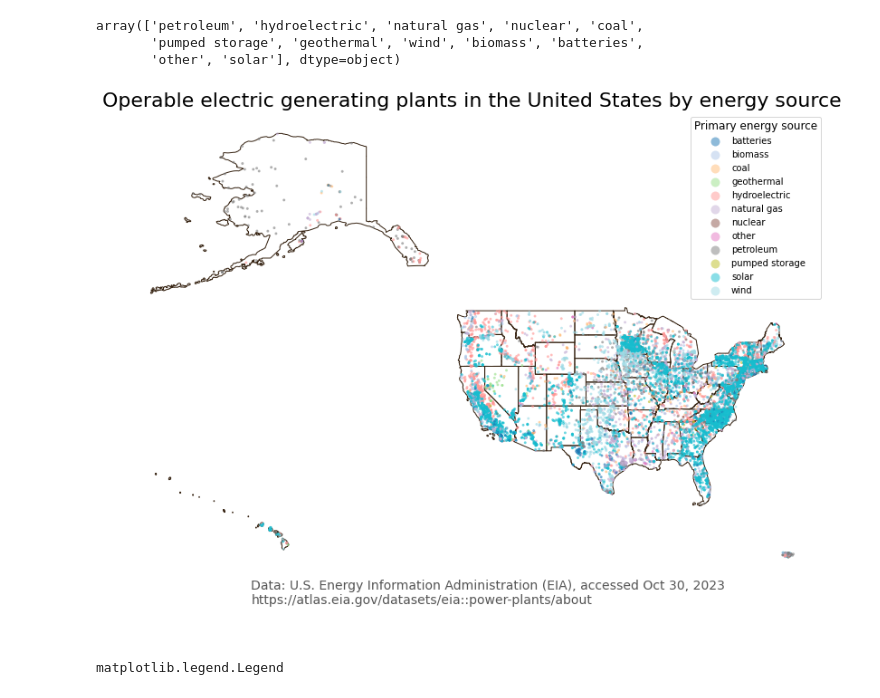
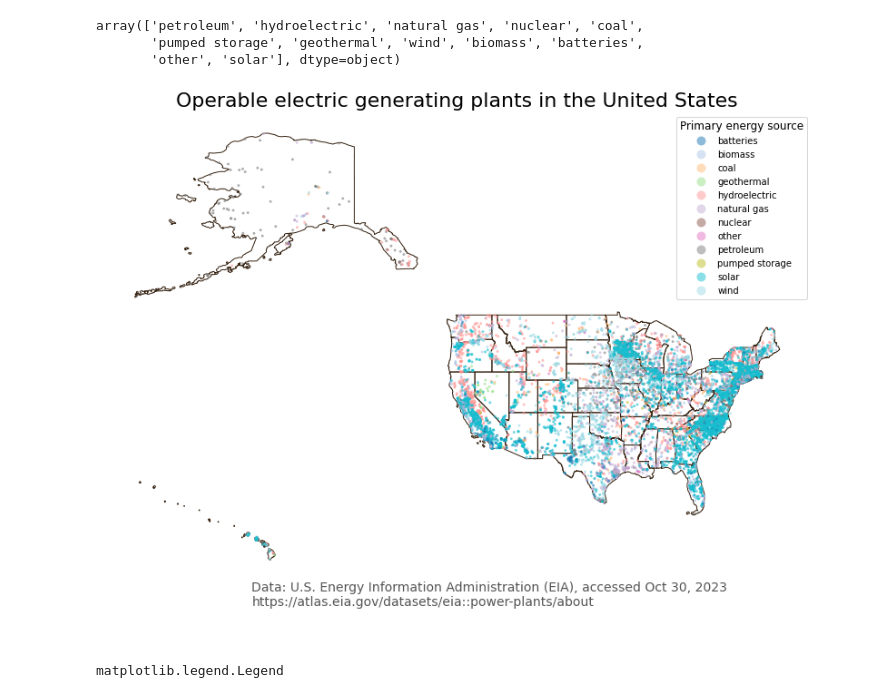
Before and after one commit to carmengg/eds-220-book, a Jupyter notebook: drafts-lectures/lesson-11-census-shapefile.ipynb, the cells around one changed output. Drawn from its saved outputs; the diff is of its cells as text; code cells hidden in the pictures.

```diff
--- a/drafts-lectures/lesson-11-census-shapefile.ipynb
+++ b/drafts-lectures/lesson-11-census-shapefile.ipynb
@@ -178,36 +178,36 @@ ax.annotate("Data: U.S. Energy Information Administration (EIA), accessed Oct 30
             color='#555555')
 
 # update title
-ax.set_title('Operable electric generating plants in the United States by energy source',
+ax.set_title('Operable electric generating plants in the United States',
 fontsize=22)
 
 # add states
 bb_states.plot(ax=ax,
                color='none',
                edgecolor = '#362312')
 
 # add electric power plants colored by energy source
 power_plants.plot(ax=ax,
                   column='primsource',
                   legend=True,
                   markersize = 4,
                   cmap='tab20',
                   alpha=0.5,
                   # adjust legend location
                   legend_kwds={'loc': "upper right",
                                 'title':'Primary energy source',
                                 'title_fontsize':'large',
                         'fontsize':'medium'})
 
 leg = ax.get_legend()
 
 #plt.legend(prop = {'size' : 20})
 
 
 # ax.legend(fontsize=15,
 #           frameon=False)
 # %% [output]
-[figure, old version]
+[figure, new version]
 # %%
 type(leg)
 # %% [output]
```
Also changed, not shown: 7 other files.
